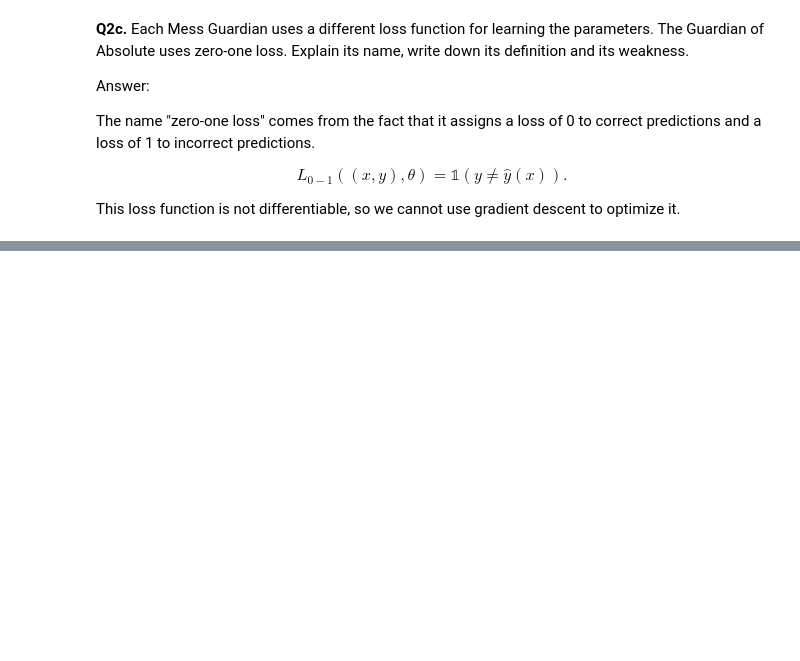
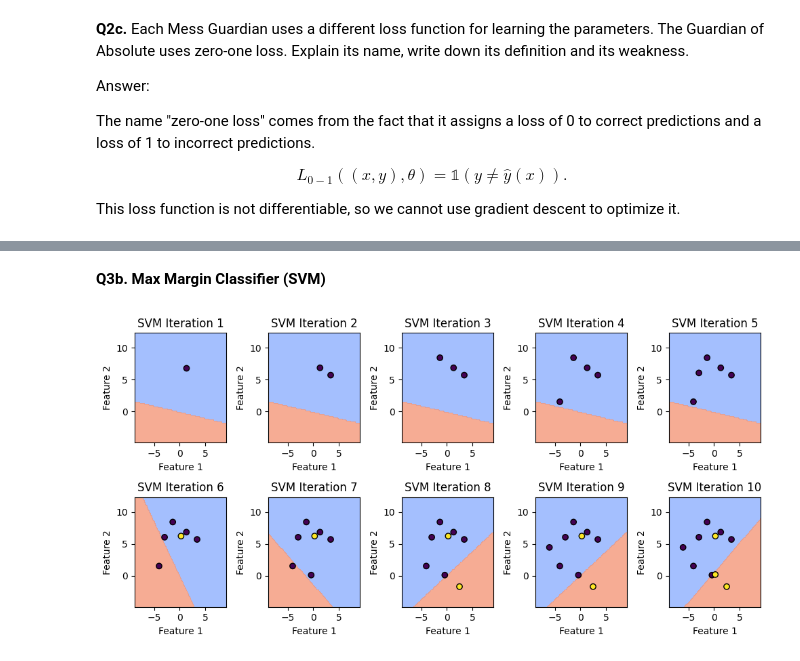
Before and after one commit to nyu-dl/DS-GA-1003-Machine-Learning-2025, a Jupyter notebook: lab2/messmaster_1.ipynb, the cells around one changed output, grey strips where cells are left out. Cells and saved outputs as stored; diff of their text form; code cells hidden in the pictures; blank space fills up the shorter version.

```diff
--- a/lab2/messmaster_1.ipynb
+++ b/lab2/messmaster_1.ipynb
@@ -149,0 +304,14 @@ When the margin is set to 0, the loss function is called perceptron loss. With t
+# %% [markdown]
+**Q3b. Max Margin Classifier (SVM)**
+# %%
+
+from sklearn.linear_model import SGDClassifier
+
+def train_svm(X, y, iterations=10):
+    svm = SGDClassifier(loss="hinge", max_iter=1, tol=None, warm_start=True, random_state=42)
+    plot_training_evolution(X, y, svm, iterations, title="SVM")
+
+# Sequential and Random
+train_svm(X, y, iterations=10)
+# %% [output]
+[figure, added]
```
Also changed, not shown: parts of 12 cells of this notebook, 3 other files.
